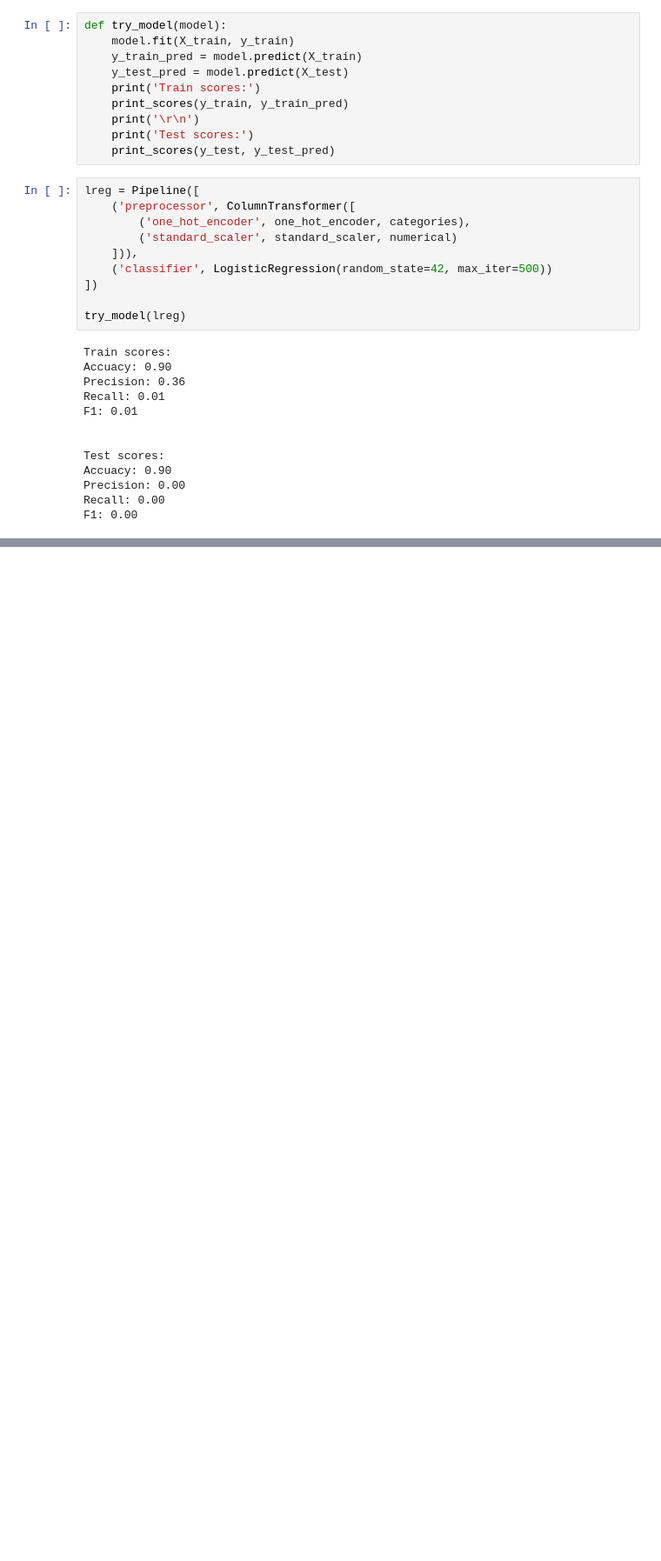
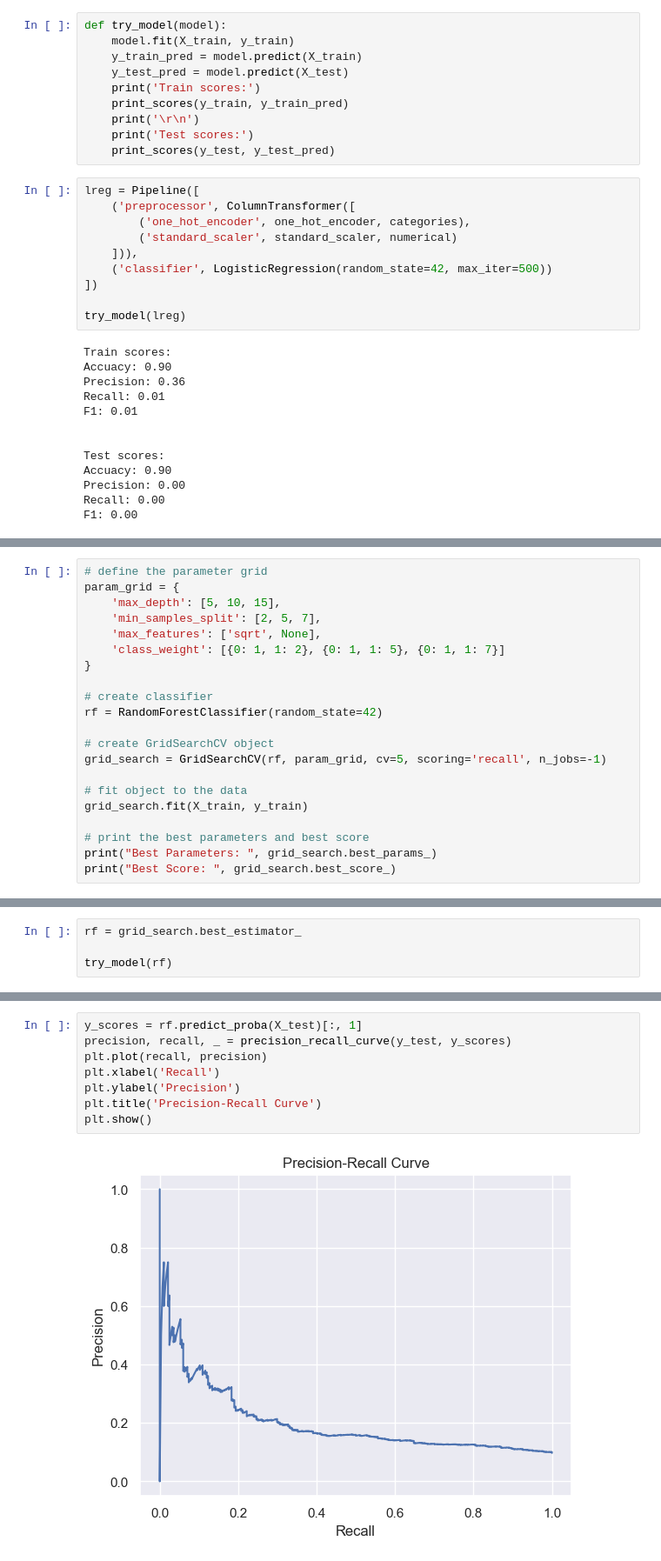
Before and after one commit to jihaneeee/energy-company-customer-churn, a Jupyter notebook: notebooks/Modling.ipynb, the cells around one changed output, grey strips where cells are left out. Shown: that part at 87% size. Cells and saved outputs as stored; diff of their text form; blank space fills up the shorter version.

```diff
--- a/notebooks/Modling.ipynb
+++ b/notebooks/Modling.ipynb
@@ -147,0 +296,21 @@ F1: 0.00
+# %%
+# define the parameter grid
+param_grid = {
+    'max_depth': [5, 10, 15],
+    'min_samples_split': [2, 5, 7],
+    'max_features': ['sqrt', None],
+    'class_weight': [{0: 1, 1: 2}, {0: 1, 1: 5}, {0: 1, 1: 7}]
+}
+
+# create classifier
+rf = RandomForestClassifier(random_state=42)
+
+# create GridSearchCV object
+grid_search = GridSearchCV(rf, param_grid, cv=5, scoring='recall', n_jobs=-1)
+
+# fit object to the data
+grid_search.fit(X_train, y_train)
+
+# print the best parameters and best score
+print("Best Parameters: ", grid_search.best_params_)
+print("Best Score: ", grid_search.best_score_)
@@ -147,0 +320,4 @@ F1: 0.00
+# %%
+rf = grid_search.best_estimator_
+
+try_model(rf)
@@ -147,0 +337,10 @@ F1: 0.00
+# %%
+y_scores = rf.predict_proba(X_test)[:, 1]
+precision, recall, _ = precision_recall_curve(y_test, y_scores)
+plt.plot(recall, precision)
+plt.xlabel('Recall')
+plt.ylabel('Precision')
+plt.title('Precision-Recall Curve')
+plt.show()
+# %% [output]
+[figure, added]
```
Also changed, not shown: parts of 18 cells of this notebook.
